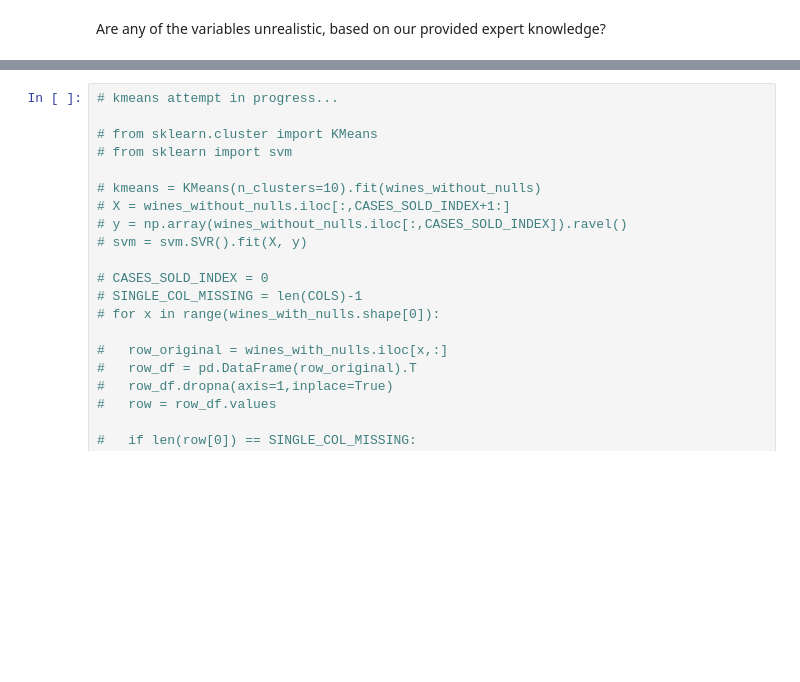
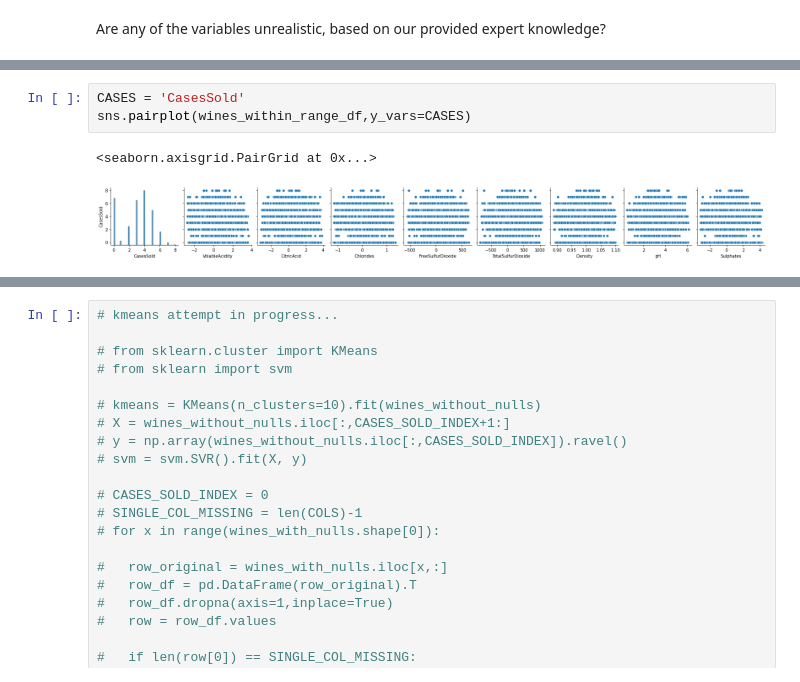
Before and after one commit to yabbou/python-data-science, a Jupyter notebook: hw_6.ipynb, the cells around one changed output, grey strips where cells are left out. Saved outputs shown, nothing was run; the diff lists cells and outputs as text; blank space fills up the shorter version.

```diff
--- a/hw_6.ipynb
+++ b/hw_6.ipynb
@@ -272,0 +307,6 @@ TypeError: ignored
+# %%
+CASES = 'CasesSold'
+sns.pairplot(wines_within_range_df,y_vars=CASES)
+# %% [output]
+<seaborn.axisgrid.PairGrid at 0x...>
+[figure, added]
```
Also changed, not shown: parts of 17 cells of this notebook.
